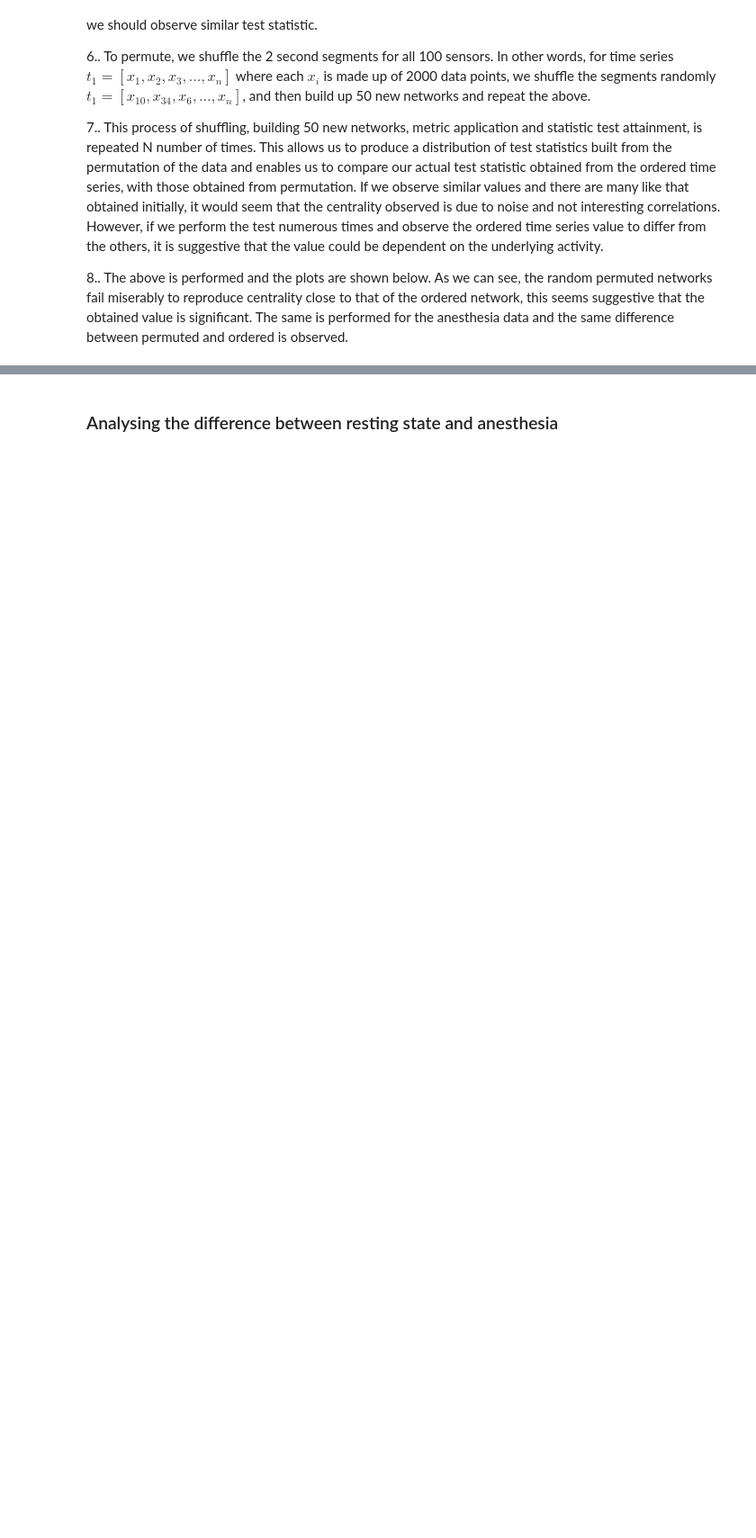
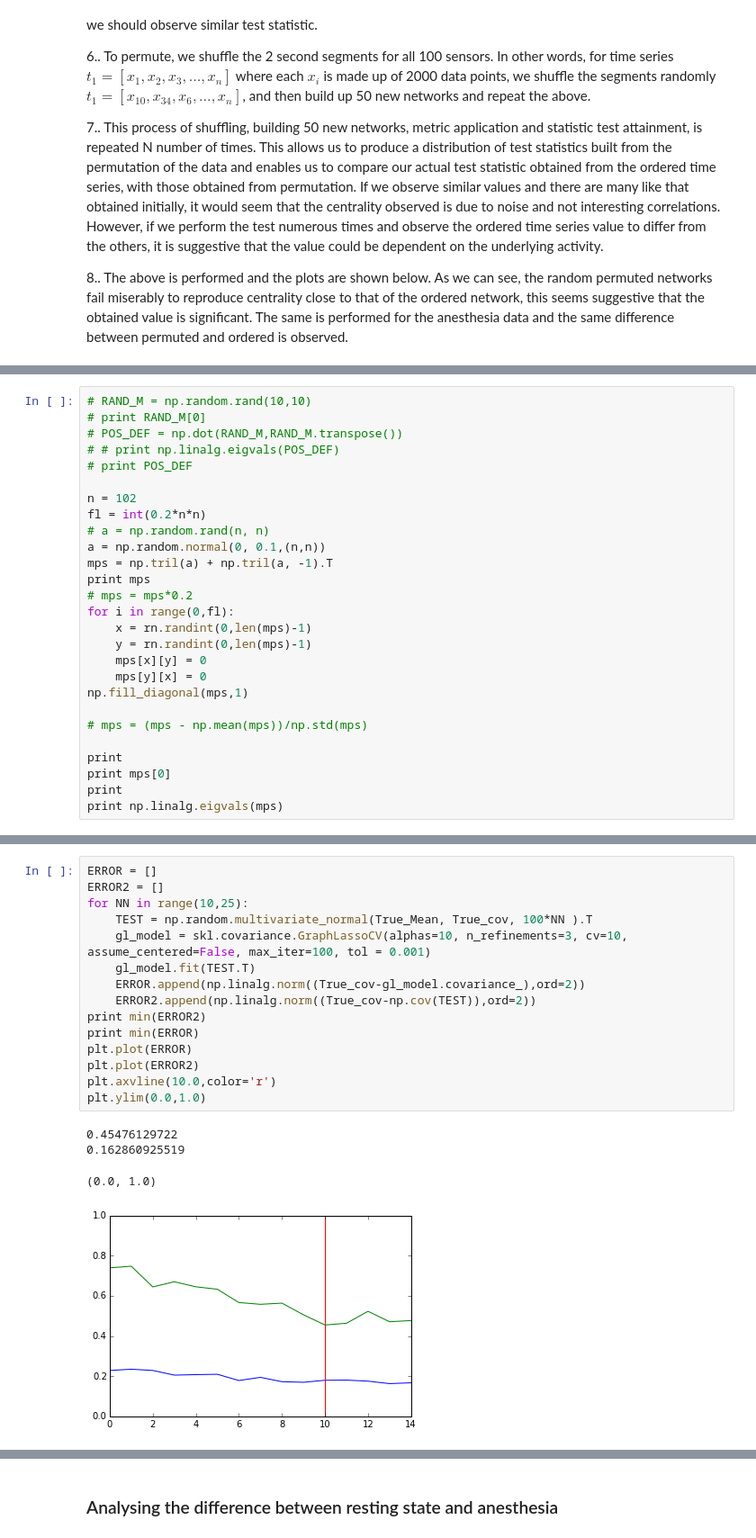
Before and after one commit to Rick-E/Honours, a Jupyter notebook: research_report/python_code/Honours_Data_Pipeline.ipynb, the cells around one changed output, grey strips where cells are left out. Shown: that part at 90% size. Cells and saved outputs as stored; diff of their text form; blank space fills up the shorter version.

```diff
--- a/research_report/python_code/Honours_Data_Pipeline.ipynb
+++ b/research_report/python_code/Honours_Data_Pipeline.ipynb
@@ -116,0 +190,27 @@ The below plots of mean degree centrality are generated as follows:
+# %%
+# RAND_M = np.random.rand(10,10)
+# print RAND_M[0]
+# POS_DEF = np.dot(RAND_M,RAND_M.transpose())
+# # print np.linalg.eigvals(POS_DEF)
+# print POS_DEF
+
+n = 102
+fl = int(0.2*n*n)
+# a = np.random.rand(n, n)
+a = np.random.normal(0, 0.1,(n,n))
+mps = np.tril(a) + np.tril(a, -1).T
+print mps
+# mps = mps*0.2
+for i in range(0,fl):
+    x = rn.randint(0,len(mps)-1)
+    y = rn.randint(0,len(mps)-1)
+    mps[x][y] = 0
+    mps[y][x] = 0
+np.fill_diagonal(mps,1)
+
+# mps = (mps - np.mean(mps))/np.std(mps)
+
+print
+print mps[0]
+print
+print np.linalg.eigvals(mps)
@@ -116,0 +308,20 @@ The below plots of mean degree centrality are generated as follows:
+# %%
+ERROR = []
+ERROR2 = []
+for NN in range(10,25):
+    TEST = np.random.multivariate_normal(True_Mean, True_cov, 100*NN ).T
+    gl_model = skl.covariance.GraphLassoCV(alphas=10, n_refinements=3, cv=10, assume_centered=False, max_iter=100, tol = 0.001)
+    gl_model.fit(TEST.T)
+    ERROR.append(np.linalg.norm((True_cov-gl_model.covariance_),ord=2))
+    ERROR2.append(np.linalg.norm((True_cov-np.cov(TEST)),ord=2))
+print min(ERROR2)
+print min(ERROR)
+plt.plot(ERROR)
+plt.plot(ERROR2)
+plt.axvline(10.0,color='r')
+plt.ylim(0.0,1.0)
+# %% [output]
+0.45476129722
+0.162860925519
+(0.0, 1.0)
+[figure, added]
```
Also changed, not shown: parts of 79 cells of this notebook, 1 other file.
